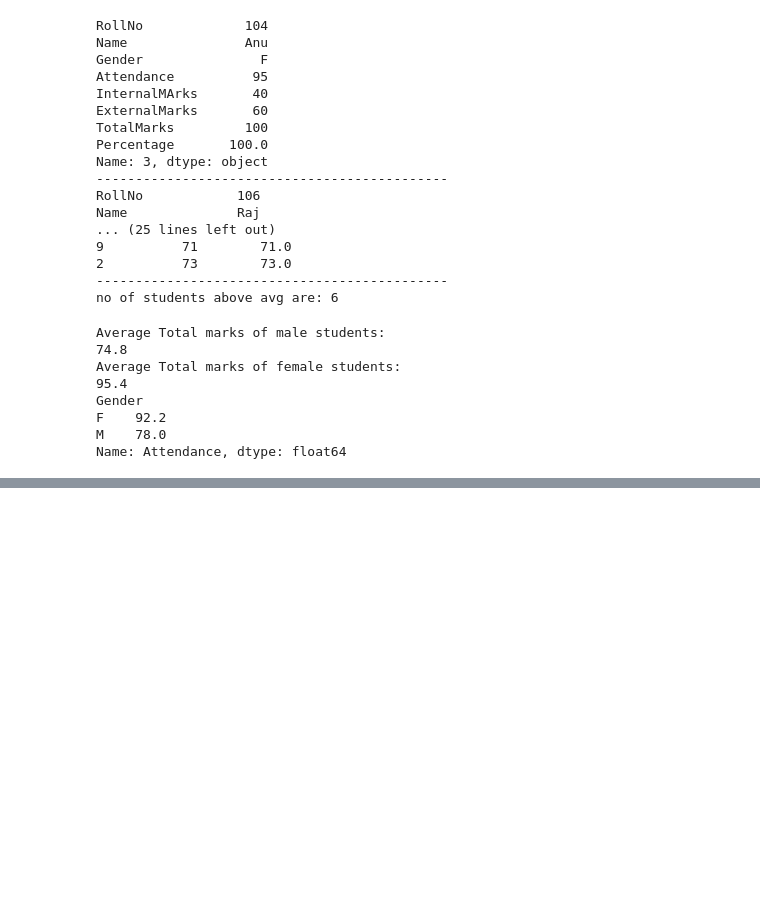
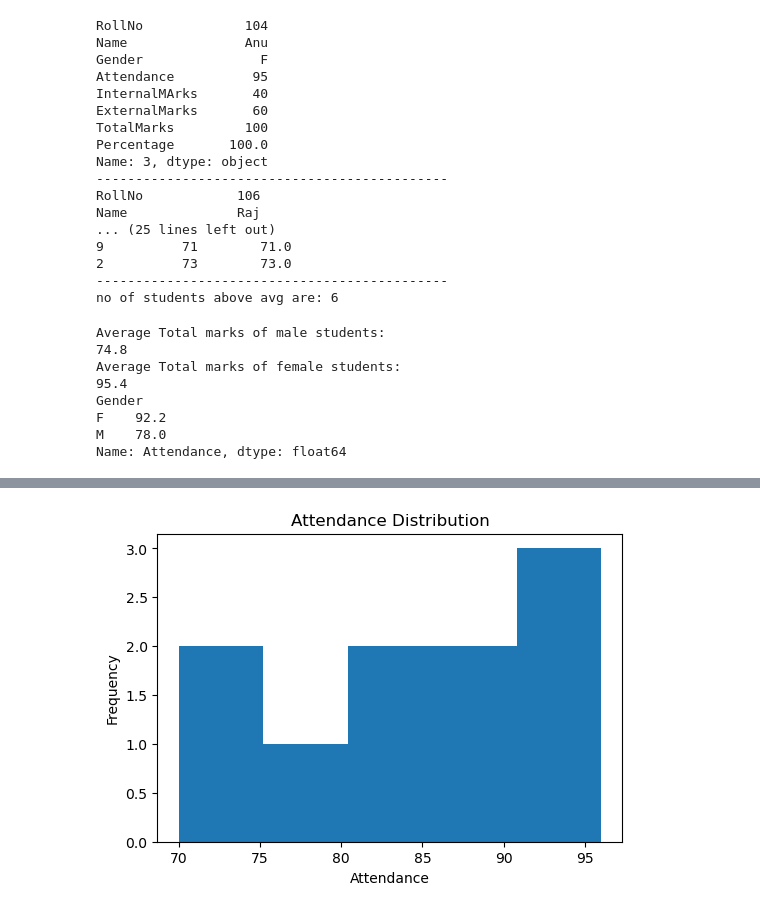
Before and after one commit to kitithend80/Machine-Learning, a Jupyter notebook: mllab2.ipynb, the cells around one changed output, grey strips where cells are left out. Drawn from its saved outputs; the diff is of its cells as text; code cells hidden in the pictures; blank space fills up the shorter version.

```diff
--- a/mllab2.ipynb
+++ b/mllab2.ipynb
@@ -178,0 +189,9 @@ Name: Attendance, dtype: float64
+# %%
+plt.figure(figsize=(6,4))
+plt.hist(df['Attendance'],bins=5)
+plt.title("Attendance Distribution")
+plt.xlabel("Attendance")
+plt.ylabel("Frequency")
+plt.show()
+# %% [output]
+[figure, added]
```
Also changed, not shown: parts of 5 cells of this notebook.
